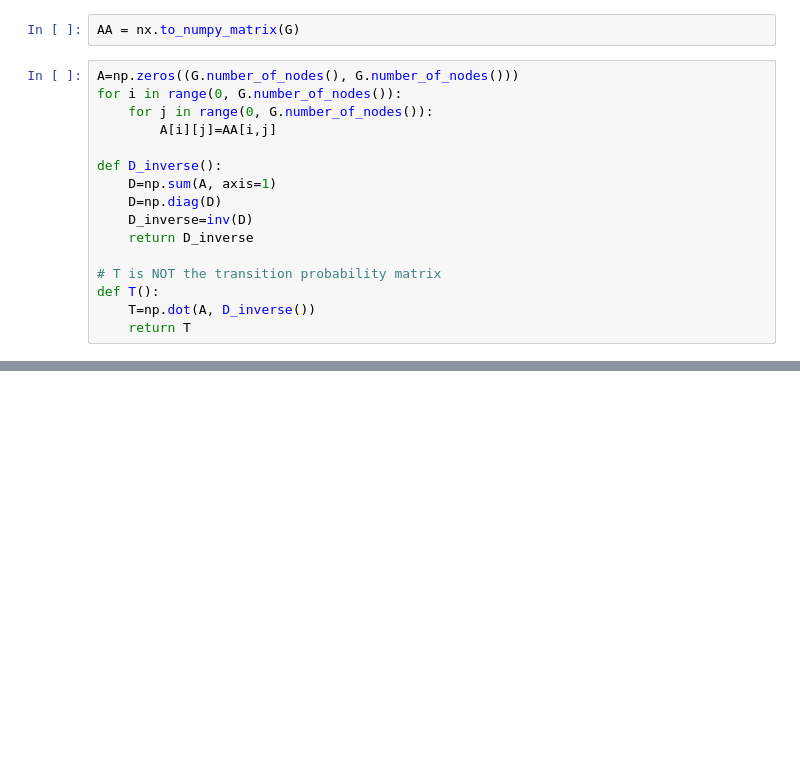
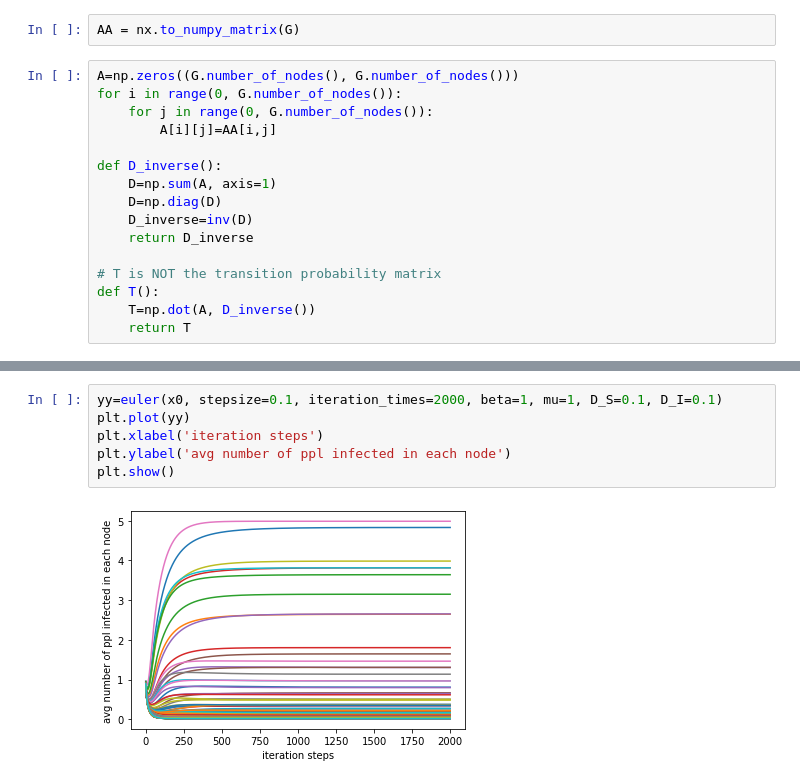
Before and after one commit to lingqime/Miscellaneous, a Jupyter notebook: SIS model/Empirical network SIS model simulation.ipynb, the cells around one changed output, grey strips where cells are left out. Saved outputs shown, nothing was run; the diff lists cells and outputs as text; blank space fills up the shorter version.

```diff
--- a/SIS model/Empirical network SIS model simulation.ipynb
+++ b/SIS model/Empirical network SIS model simulation.ipynb
@@ -115 +94,9 @@ plt.show()
+# %%
+yy=euler(x0, stepsize=0.1, iteration_times=2000, beta=1, mu=1, D_S=0.1, D_I=0.1)
+plt.plot(yy)
+plt.xlabel('iteration steps')
+plt.ylabel('avg number of ppl infected in each node')
+plt.show()
+# %% [output]
+[figure, added]
 # %%
```
Also changed, not shown: parts of 11 cells of this notebook.
